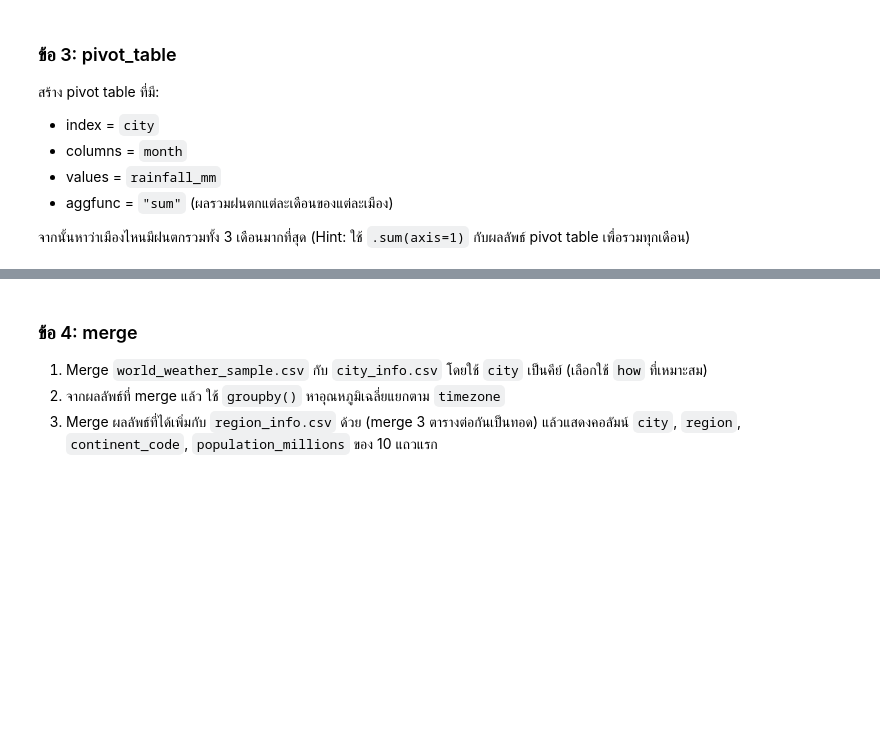
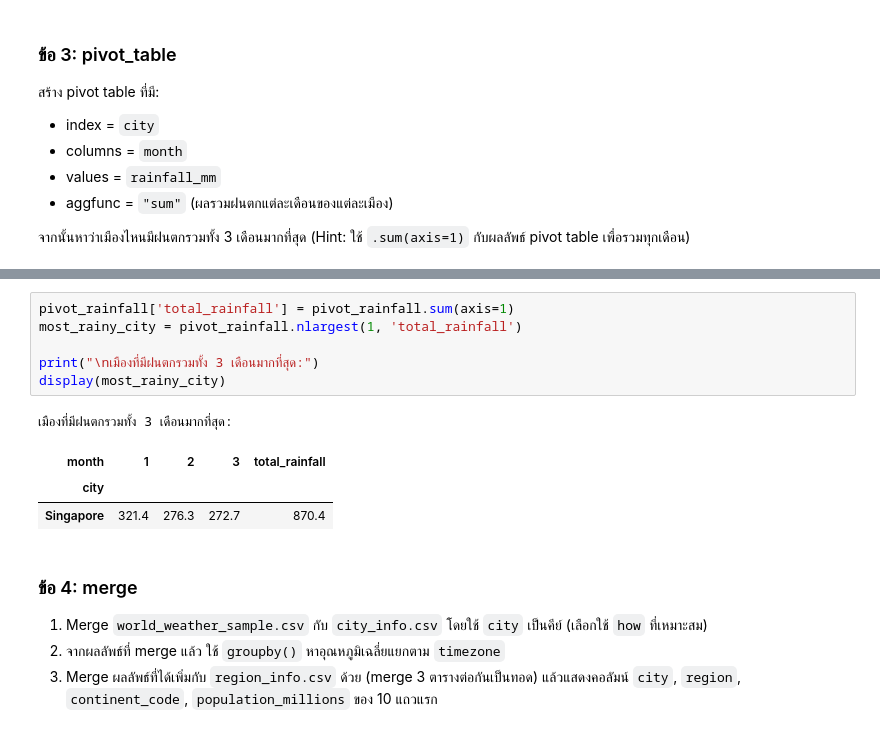
Before and after one commit to teemaphorn/SC612104-Coursework, a Jupyter notebook: Session9_Pandas_Advanced.ipynb, the cells around one changed output, grey strips where cells are left out. Saved outputs shown, nothing was run; the diff lists cells and outputs as text; blank space fills up the shorter version.

```diff
--- a/Session9_Pandas_Advanced.ipynb
+++ b/Session9_Pandas_Advanced.ipynb
@@ -1253,3 +1237,14 @@ dtype: float64
+# %%
+pivot_rainfall['total_rainfall'] = pivot_rainfall.sum(axis=1)
+most_rainy_city = pivot_rainfall.nlargest(1, 'total_rainfall')
+
+print("\nเมืองที่มีฝนตกรวมทั้ง 3 เดือนมากที่สุด:")
+display(most_rainy_city)
+# %% [output]
+เมืองที่มีฝนตกรวมทั้ง 3 เดือนมากที่สุด:
+| month | 1 | 2 | 3 | total_rainfall |
+| city |  |  |  |  |
+| Singapore | 321.4 | 276.3 | 272.7 | 870.4 |
 # %% [markdown]
 ### ข้อ 4: merge
 1. Merge `world_weather_sample.csv` กับ `city_info.csv` โดยใช้ `city` เป็นคีย์ (เลือกใช้ `how` ที่เหมาะสม)
```
Also changed, not shown: parts of 9 cells of this notebook.
